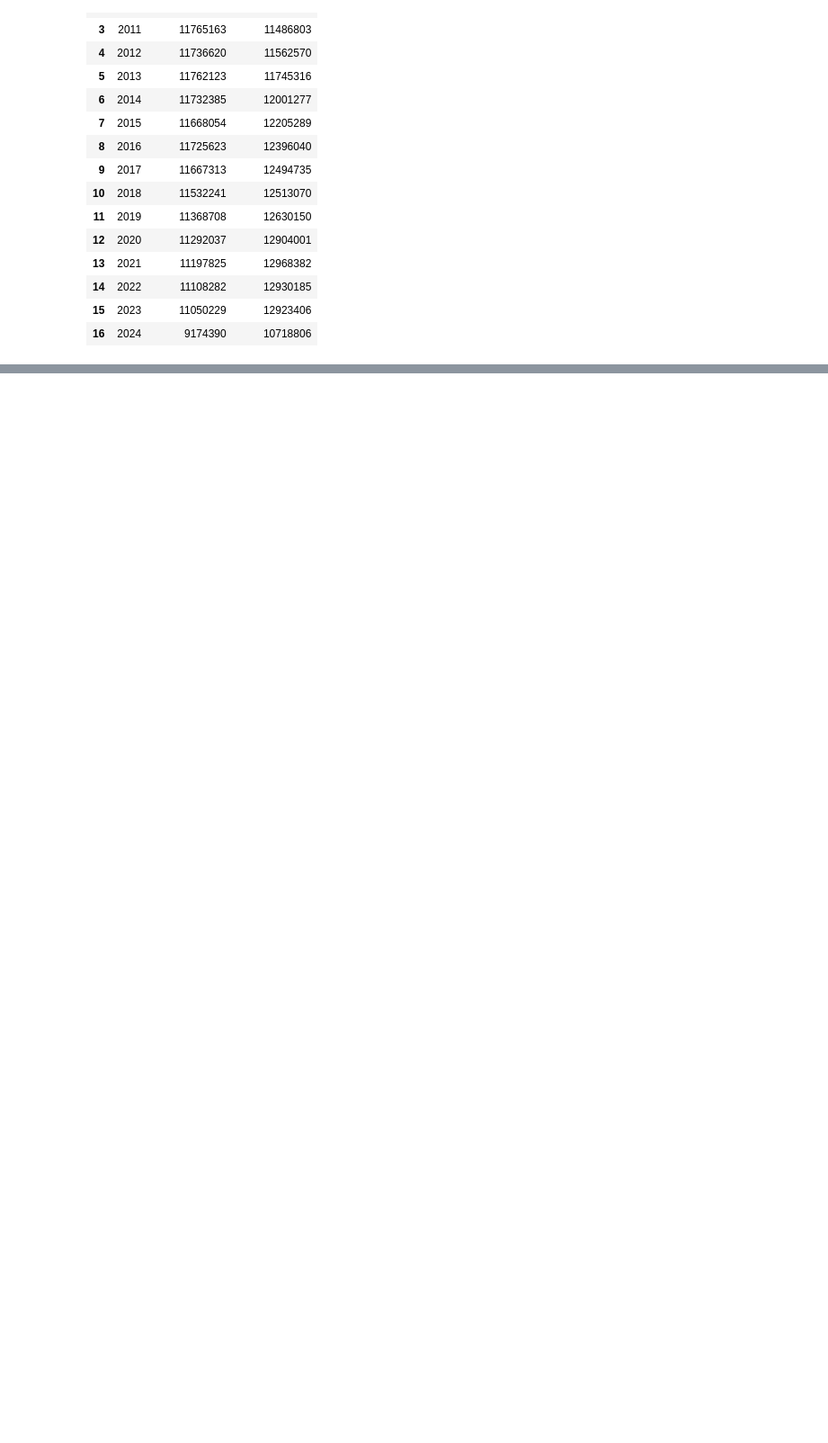
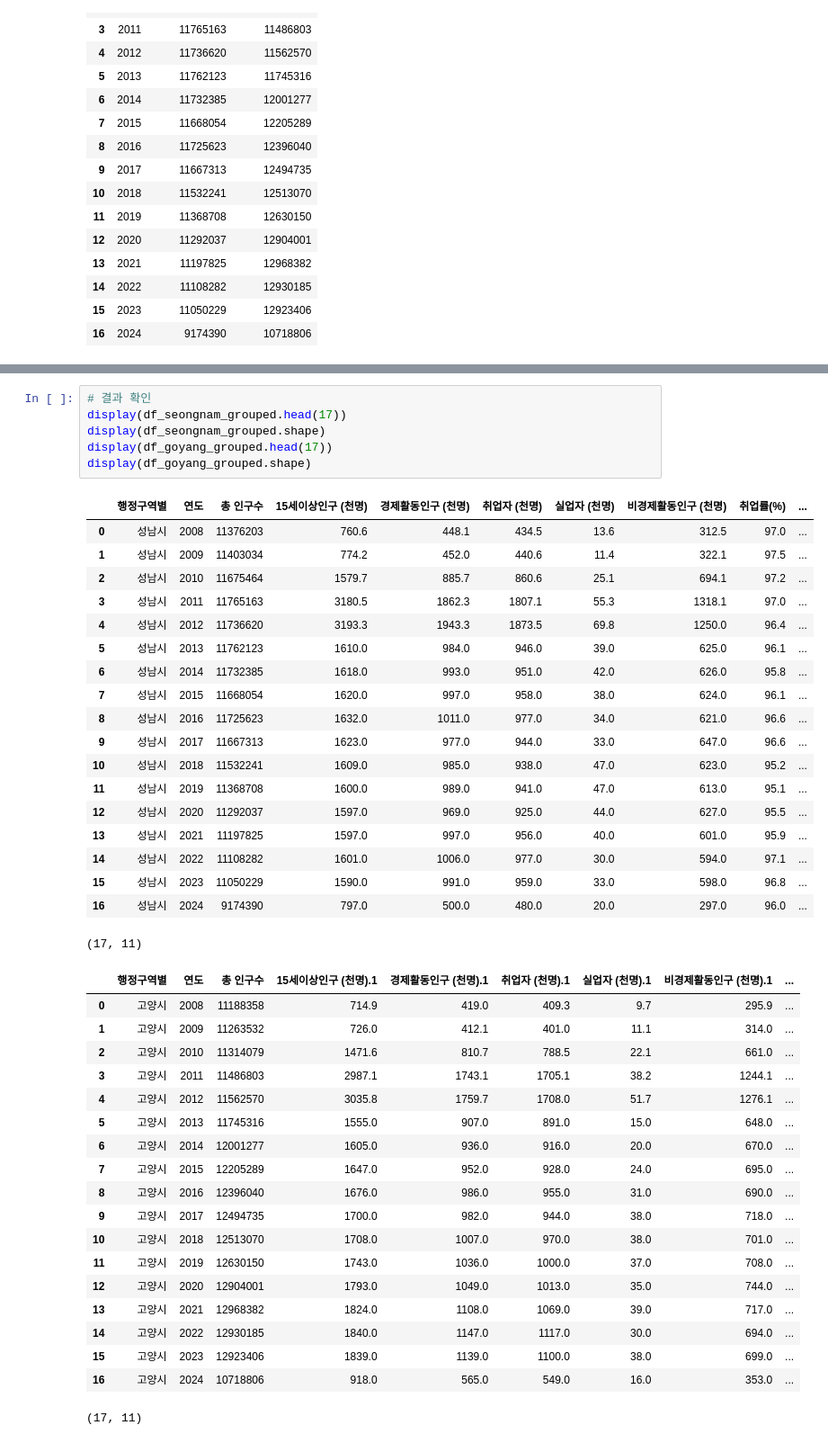
Before and after one commit to SnapishAgent/Ilsan-Investment-Insight, a Jupyter notebook: 일자리/고용실업률/employ_data.ipynb, the cells around one changed output, grey strips where cells are left out. Shown at 90% size. Cells and saved outputs as stored; diff of their text form; blank space fills up the shorter version.

```diff
--- a/일자리/고용실업률/employ_data.ipynb
+++ b/일자리/고용실업률/employ_data.ipynb
@@ -271,0 +251,45 @@ display(df_goyang_grouped.shape)
+# %%
+# 결과 확인
+display(df_seongnam_grouped.head(17))
+display(df_seongnam_grouped.shape)
+display(df_goyang_grouped.head(17))
+display(df_goyang_grouped.shape)
+# %% [output]
+|  | 행정구역별 | 연도 | 총 인구수 | 15세이상인구 (천명) | 경제활동인구 (천명) | 취업자 (천명) | 실업자 (천명) | 비경제활동인구 (천명) | 취업률(%) | ... |
+| 0 | 성남시 | 2008 | 11376203 | 760.6 | 448.1 | 434.5 | 13.6 | 312.5 | 97.0 | ... |
+| 1 | 성남시 | 2009 | 11403034 | 774.2 | 452.0 | 440.6 | 11.4 | 322.1 | 97.5 | ... |
+| 2 | 성남시 | 2010 | 11675464 | 1579.7 | 885.7 | 860.6 | 25.1 | 694.1 | 97.2 | ... |
+| 3 | 성남시 | 2011 | 11765163 | 3180.5 | 1862.3 | 1807.1 | 55.3 | 1318.1 | 97.0 | ... |
+| 4 | 성남시 | 2012 | 11736620 | 3193.3 | 1943.3 | 1873.5 | 69.8 | 1250.0 | 96.4 | ... |
+| 5 | 성남시 | 2013 | 11762123 | 1610.0 | 984.0 | 946.0 | 39.0 | 625.0 | 96.1 | ... |
+| 6 | 성남시 | 2014 | 11732385 | 1618.0 | 993.0 | 951.0 | 42.0 | 626.0 | 95.8 | ... |
+| 7 | 성남시 | 2015 | 11668054 | 1620.0 | 997.0 | 958.0 | 38.0 | 624.0 | 96.1 | ... |
+| 8 | 성남시 | 2016 | 11725623 | 1632.0 | 1011.0 | 977.0 | 34.0 | 621.0 | 96.6 | ... |
+| 9 | 성남시 | 2017 | 11667313 | 1623.0 | 977.0 | 944.0 | 33.0 | 647.0 | 96.6 | ... |
+| 10 | 성남시 | 2018 | 11532241 | 1609.0 | 985.0 | 938.0 | 47.0 | 623.0 | 95.2 | ... |
+| 11 | 성남시 | 2019 | 11368708 | 1600.0 | 989.0 | 941.0 | 47.0 | 613.0 | 95.1 | ... |
+| 12 | 성남시 | 2020 | 11292037 | 1597.0 | 969.0 | 925.0 | 44.0 | 627.0 | 95.5 | ... |
+| 13 | 성남시 | 2021 | 11197825 | 1597.0 | 997.0 | 956.0 | 40.0 | 601.0 | 95.9 | ... |
+| 14 | 성남시 | 2022 | 11108282 | 1601.0 | 1006.0 | 977.0 | 30.0 | 594.0 | 97.1 | ... |
+| 15 | 성남시 | 2023 | 11050229 | 1590.0 | 991.0 | 959.0 | 33.0 | 598.0 | 96.8 | ... |
+| 16 | 성남시 | 2024 | 9174390 | 797.0 | 500.0 | 480.0 | 20.0 | 297.0 | 96.0 | ... |
+(17, 11)
+|  | 행정구역별 | 연도 | 총 인구수 | 15세이상인구 (천명).1 | 경제활동인구 (천명).1 | 취업자 (천명).1 | 실업자 (천명).1 | 비경제활동인구 (천명).1 | ... |
+| 0 | 고양시 | 2008 | 11188358 | 714.9 | 419.0 | 409.3 | 9.7 | 295.9 | ... |
+| 1 | 고양시 | 2009 | 11263532 | 726.0 | 412.1 | 401.0 | 11.1 | 314.0 | ... |
+| 2 | 고양시 | 2010 | 11314079 | 1471.6 | 810.7 | 788.5 | 22.1 | 661.0 | ... |
+| 3 | 고양시 | 2011 | 11486803 | 2987.1 | 1743.1 | 1705.1 | 38.2 | 1244.1 | ... |
+| 4 | 고양시 | 2012 | 11562570 | 3035.8 | 1759.7 | 1708.0 | 51.7 | 1276.1 | ... |
+| 5 | 고양시 | 2013 | 11745316 | 1555.0 | 907.0 | 891.0 | 15.0 | 648.0 | ... |
+| 6 | 고양시 | 2014 | 12001277 | 1605.0 | 936.0 | 916.0 | 20.0 | 670.0 | ... |
+| 7 | 고양시 | 2015 | 12205289 | 1647.0 | 952.0 | 928.0 | 24.0 | 695.0 | ... |
+| 8 | 고양시 | 2016 | 12396040 | 1676.0 | 986.0 | 955.0 | 31.0 | 690.0 | ... |
+| 9 | 고양시 | 2017 | 12494735 | 1700.0 | 982.0 | 944.0 | 38.0 | 718.0 | ... |
+| 10 | 고양시 | 2018 | 12513070 | 1708.0 | 1007.0 | 970.0 | 38.0 | 701.0 | ... |
+| 11 | 고양시 | 2019 | 12630150 | 1743.0 | 1036.0 | 1000.0 | 37.0 | 708.0 | ... |
+| 12 | 고양시 | 2020 | 12904001 | 1793.0 | 1049.0 | 1013.0 | 35.0 | 744.0 | ... |
+| 13 | 고양시 | 2021 | 12968382 | 1824.0 | 1108.0 | 1069.0 | 39.0 | 717.0 | ... |
+| 14 | 고양시 | 2022 | 12930185 | 1840.0 | 1147.0 | 1117.0 | 30.0 | 694.0 | ... |
+| 15 | 고양시 | 2023 | 12923406 | 1839.0 | 1139.0 | 1100.0 | 38.0 | 699.0 | ... |
+| 16 | 고양시 | 2024 | 10718806 | 918.0 | 565.0 | 549.0 | 16.0 | 353.0 | ... |
+(17, 11)
```
Also changed, not shown: parts of 1 cell of this notebook, 1 other file.
